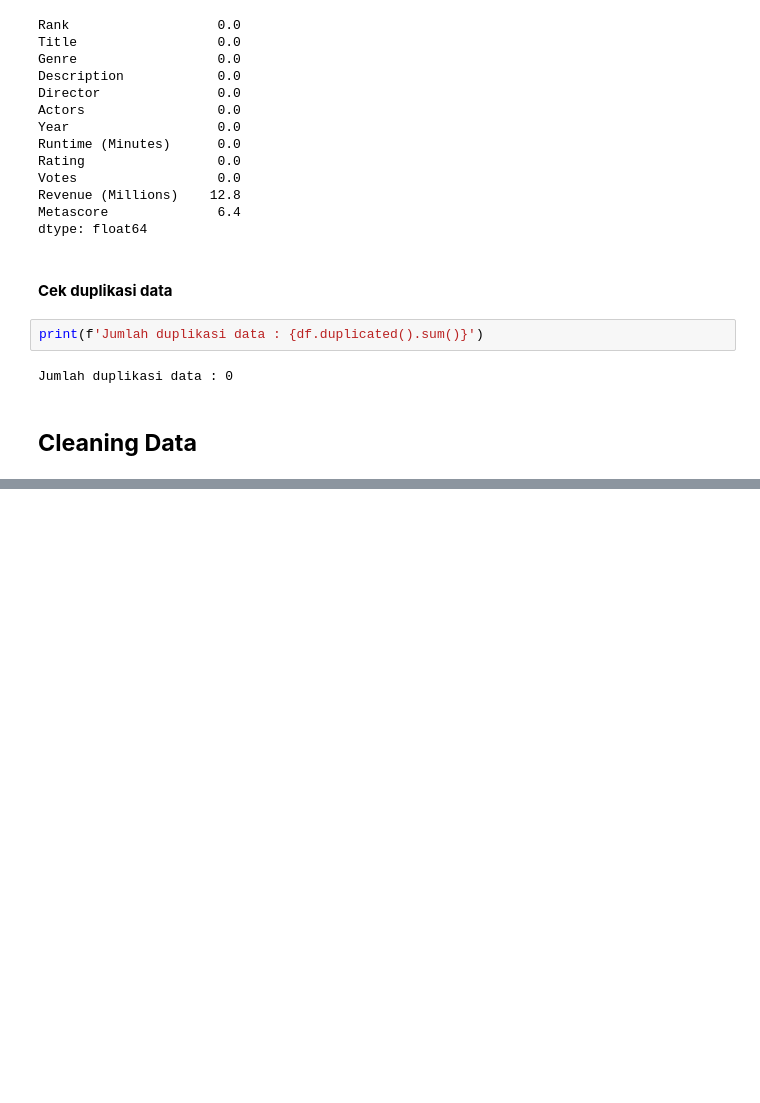
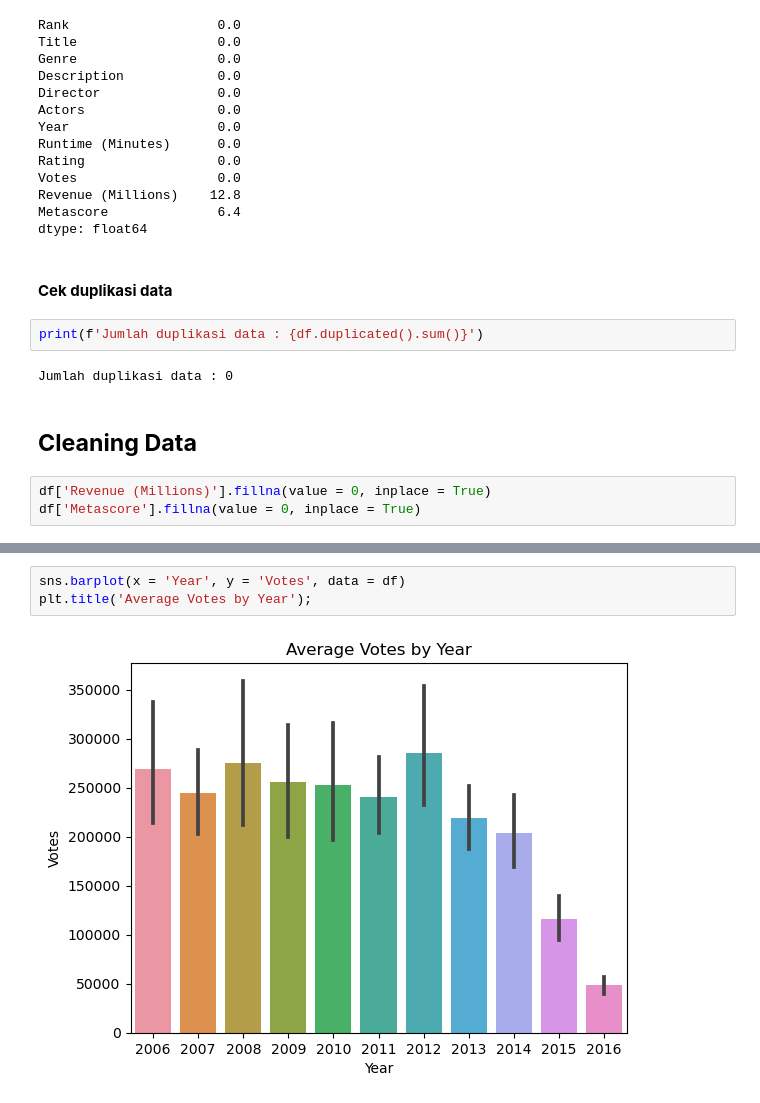
Before and after one commit to Edy-Mochamad/project-analyst-movie, a Jupyter notebook: movie.ipynb, the cells around one changed output, grey strips where cells are left out. Saved outputs shown, nothing was run; the diff lists cells and outputs as text; blank space fills up the shorter version.

```diff
--- a/movie.ipynb
+++ b/movie.ipynb
@@ -153,3 +154,6 @@ print(f'Jumlah duplikasi data : {df.duplicated().sum()}')
 Jumlah duplikasi data : 0
 # %% [markdown]
 ## **Cleaning Data**
+# %%
+df['Revenue (Millions)'].fillna(value = 0, inplace = True)
+df['Metascore'].fillna(value = 0, inplace = True)
@@ -155,0 +223,5 @@ Jumlah duplikasi data : 0
+# %%
+sns.barplot(x = 'Year', y = 'Votes', data = df)
+plt.title('Average Votes by Year');
+# %% [output]
+[figure, added]
```
Also changed, not shown: parts of 11 cells of this notebook.
